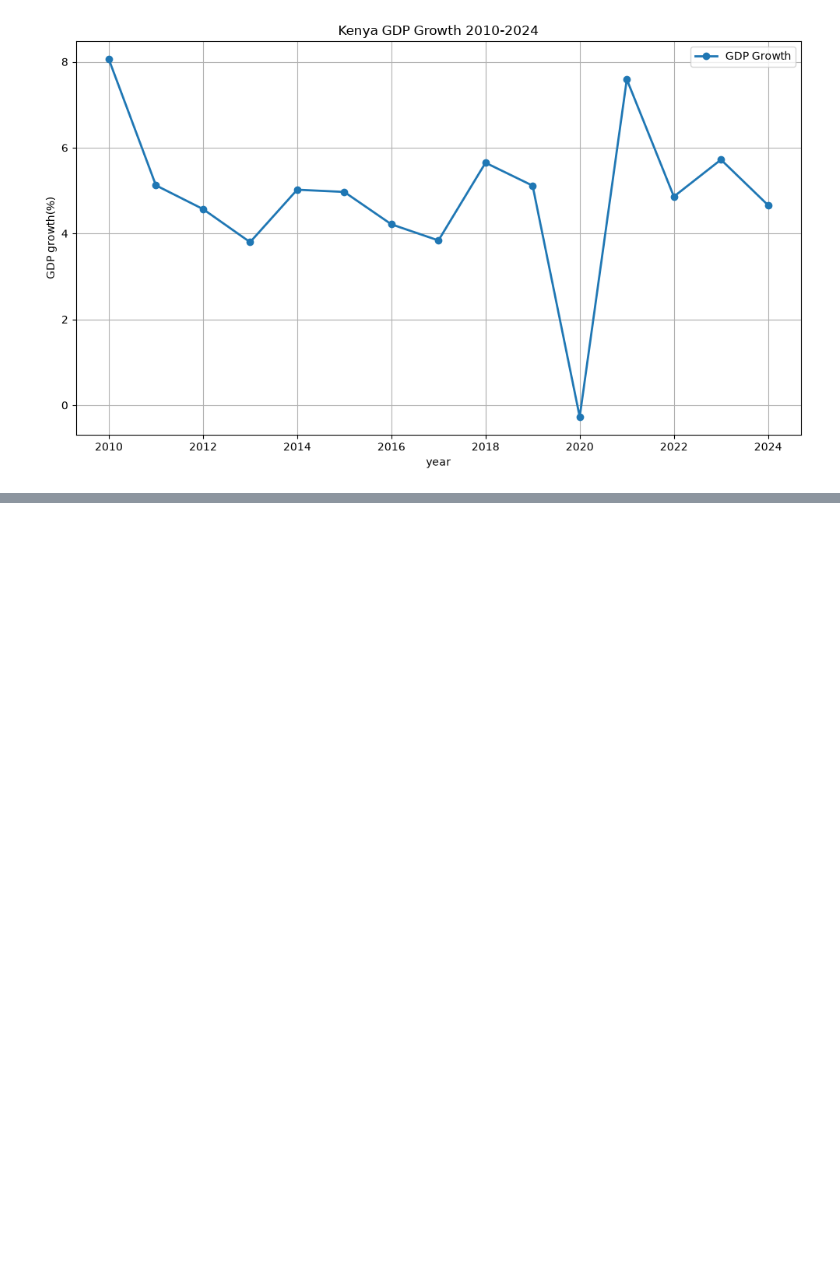
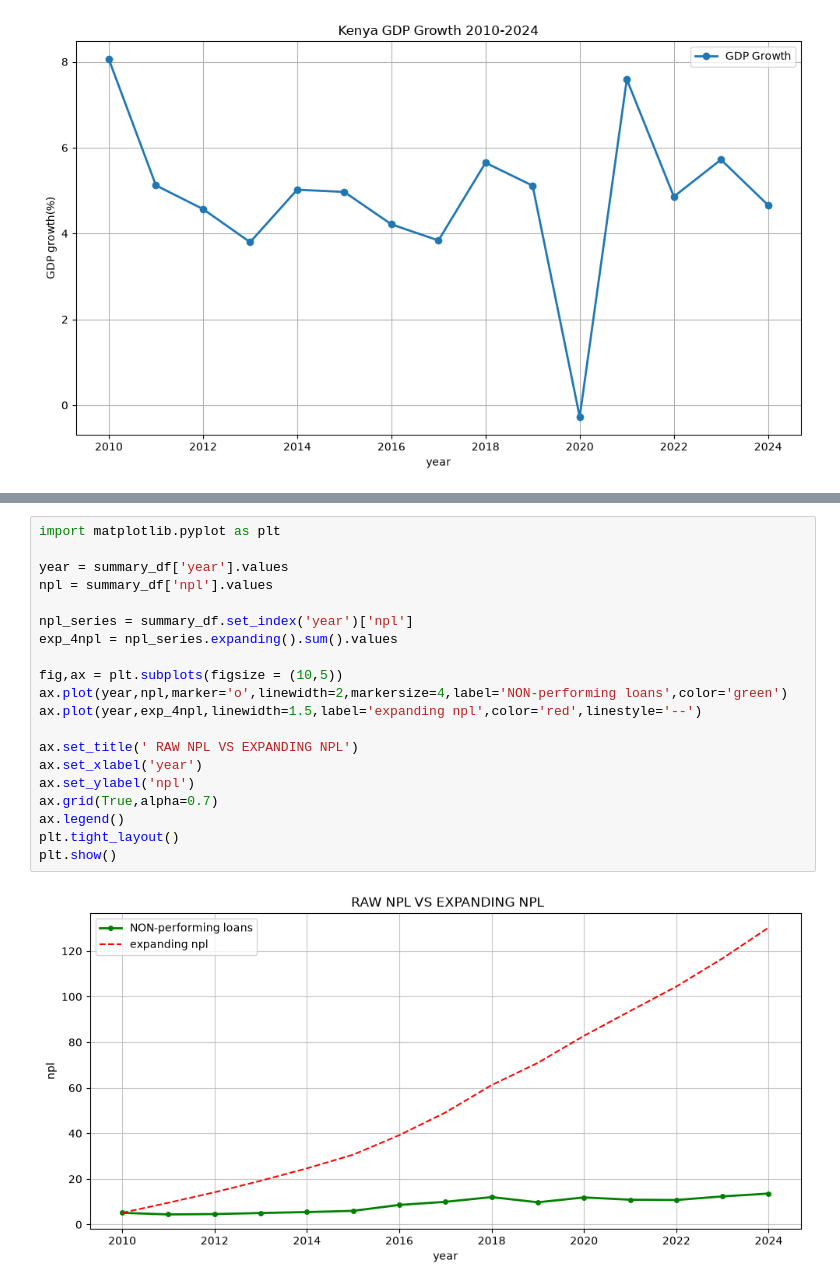
Before and after one commit to BUND1-cmd/project_python, a Jupyter notebook: pd&mat_practise.ipynb, the cells around one changed output, grey strips where cells are left out. Cells and saved outputs as stored; diff of their text form; blank space fills up the shorter version.

```diff
--- a/pd&mat_practise.ipynb
+++ b/pd&mat_practise.ipynb
@@ -609,0 +632,22 @@ plt.show()
+# %%
+import matplotlib.pyplot as plt
+
+year = summary_df['year'].values
+npl = summary_df['npl'].values
+
+npl_series = summary_df.set_index('year')['npl']
+exp_4npl = npl_series.expanding().sum().values
+
+fig,ax = plt.subplots(figsize = (10,5))
+ax.plot(year,npl,marker='o',linewidth=2,markersize=4,label='NON-performing loans',color='green')
+ax.plot(year,exp_4npl,linewidth=1.5,label='expanding npl',color='red',linestyle='--')
+
+ax.set_title(' RAW NPL VS EXPANDING NPL')
+ax.set_xlabel('year')
+ax.set_ylabel('npl')
+ax.grid(True,alpha=0.7)
+ax.legend()
+plt.tight_layout()
+plt.show()
+# %% [output]
+[figure, added]
```
Also changed, not shown: parts of 1 cell of this notebook.
